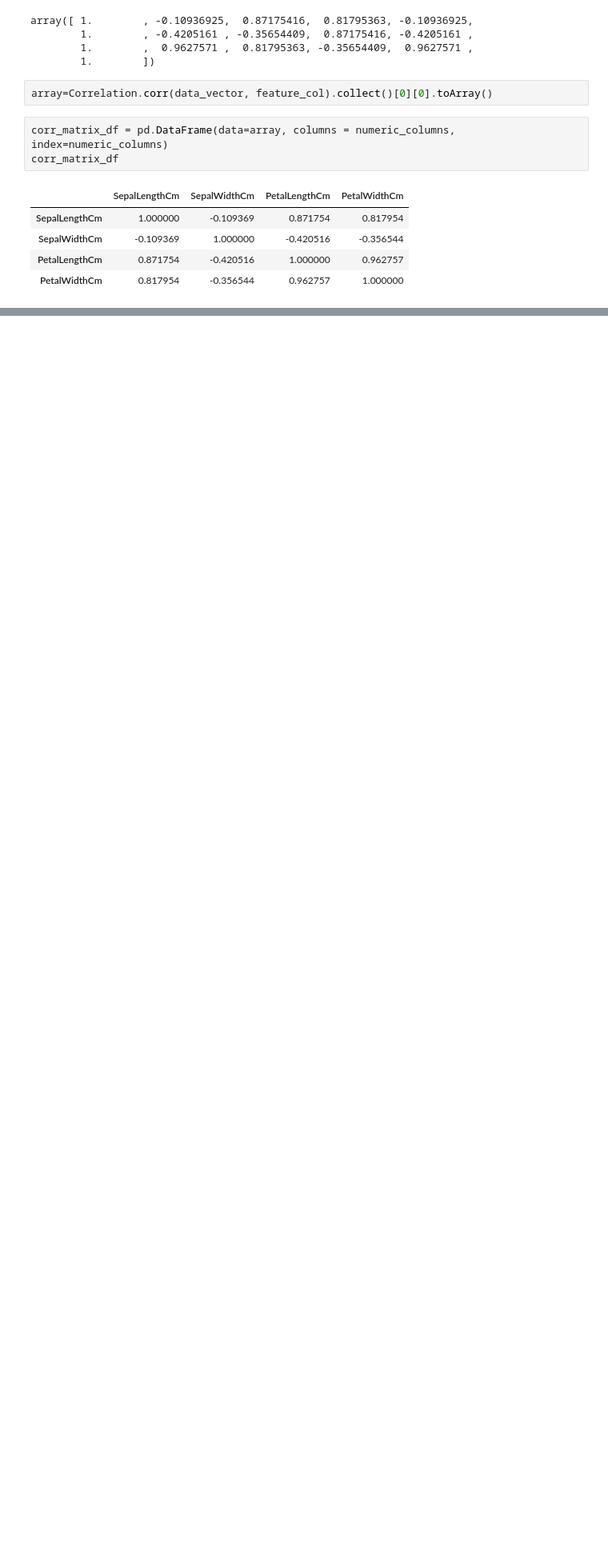
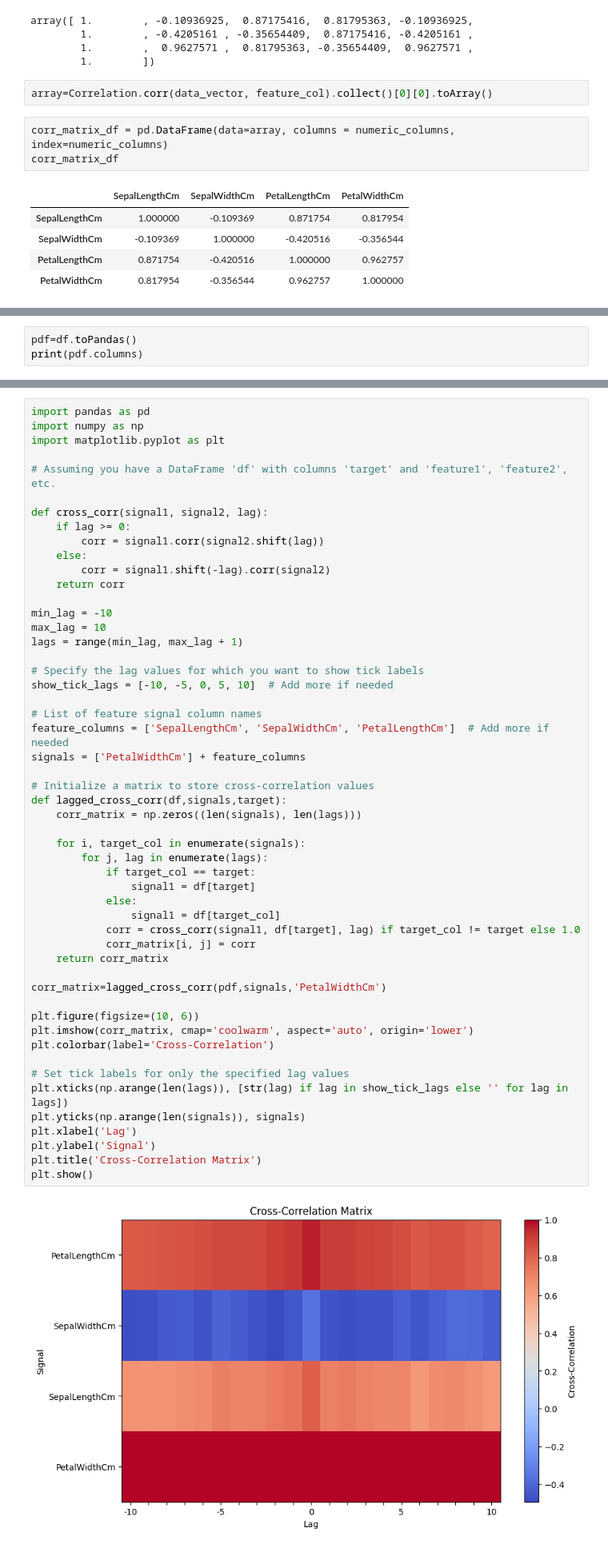
Before and after one commit to alessandro-rubin/databricks_training, a Jupyter notebook: Correlation.ipynb, the cells around one changed output, grey strips where cells are left out. Shown at 80% size. Saved outputs shown, nothing was run; the diff lists cells and outputs as text; blank space fills up the shorter version.

```diff
--- a/Correlation.ipynb
+++ b/Correlation.ipynb
@@ -110,3 +110,6 @@ sns.heatmap(corr_matrix_df,annot=True,vmin=-1,vmax=1,cmap='coolwarm')
 plt.show()
 # %% [output]
 [figure]
+# %%
+pdf=df.toPandas()
+print(pdf.columns)
@@ -112,0 +120,54 @@ plt.show()
+# %%
+import pandas as pd
+import numpy as np
+import matplotlib.pyplot as plt
+
+# Assuming you have a DataFrame 'df' with columns 'target' and 'feature1', 'feature2', etc.
+
+def cross_corr(signal1, signal2, lag):
+    if lag >= 0:
+        corr = signal1.corr(signal2.shift(lag))
+    else:
+        corr = signal1.shift(-lag).corr(signal2)
+    return corr
+
+min_lag = -10
+max_lag = 10
+lags = range(min_lag, max_lag + 1)
+
+# Specify the lag values for which you want to show tick labels
+show_tick_lags = [-10, -5, 0, 5, 10]  # Add more if needed
+
+# List of feature signal column names
+feature_columns = ['SepalLengthCm', 'SepalWidthCm', 'PetalLengthCm']  # Add more if needed
+signals = ['PetalWidthCm'] + feature_columns
+
+# Initialize a matrix to store cross-correlation values
+def lagged_cross_corr(df,signals,target):
+    corr_matrix = np.zeros((len(signals), len(lags)))
+
+    for i, target_col in enumerate(signals):
+        for j, lag in enumerate(lags):
+            if target_col == target:
+                signal1 = df[target]
+            else:
+                signal1 = df[target_col]
+            corr = cross_corr(signal1, df[target], lag) if target_col != target else 1.0
+            corr_matrix[i, j] = corr
+    return corr_matrix
+
+corr_matrix=lagged_cross_corr(pdf,signals,'PetalWidthCm')
+
+plt.figure(figsize=(10, 6))
+plt.imshow(corr_matrix, cmap='coolwarm', aspect='auto', origin='lower')
+plt.colorbar(label='Cross-Correlation')
+
+# Set tick labels for only the specified lag values
+plt.xticks(np.arange(len(lags)), [str(lag) if lag in show_tick_lags else '' for lag in lags])
+plt.yticks(np.arange(len(signals)), signals)
+plt.xlabel('Lag')
+plt.ylabel('Signal')
+plt.title('Cross-Correlation Matrix')
+plt.show()
+# %% [output]
+[figure, added]
```
Also changed, not shown: parts of 5 cells of this notebook.
